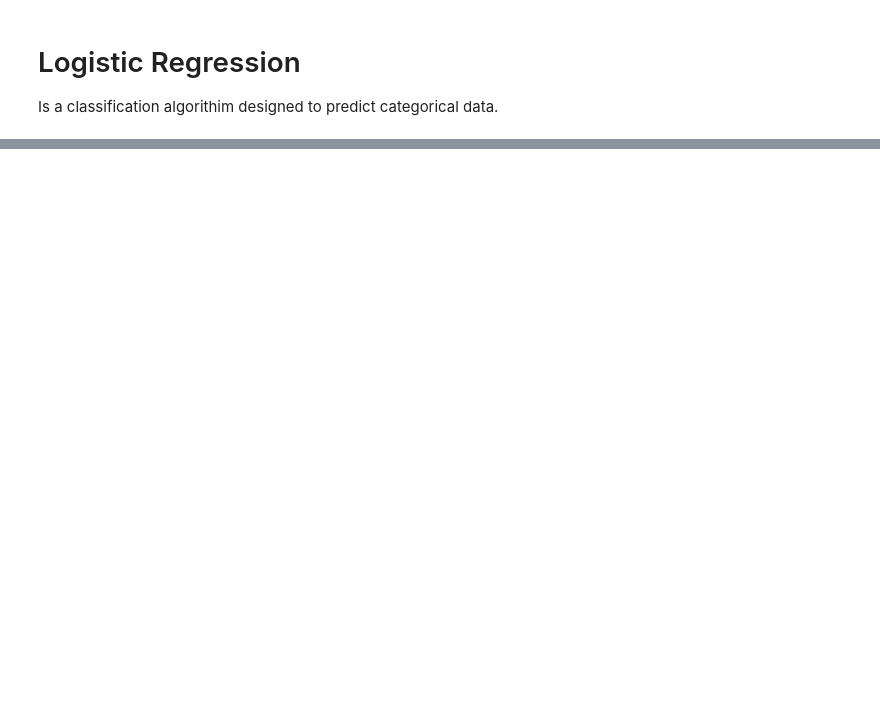
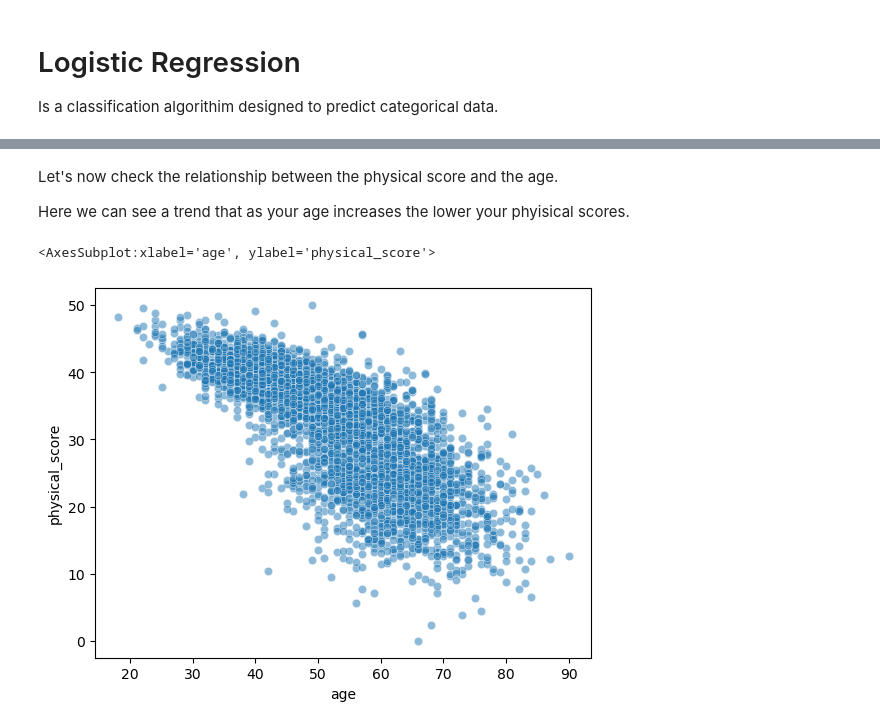
Before and after one commit to maginbu-0/Machine-Learning, a Jupyter notebook: Logistic Regression/Logistic Regression.ipynb, the cells around one changed output, grey strips where cells are left out. Cells and saved outputs as stored; diff of their text form; code cells hidden in the pictures; blank space fills up the shorter version.

```diff
--- a/Logistic Regression/Logistic Regression.ipynb
+++ b/Logistic Regression/Logistic Regression.ipynb
@@ -89,0 +217,9 @@ $$
+# %% [markdown]
+Let's now check the relationship between the physical score and the age.
+
+Here we can see a trend that as your age increases the lower your phyisical scores.
+# %%
+sns.scatterplot(data=df, x='age',y='physical_score', alpha=0.5)
+# %% [output]
+<AxesSubplot:xlabel='age', ylabel='physical_score'>
+[figure, added]
```
Also changed, not shown: parts of 25 cells of this notebook, 2 other files.
